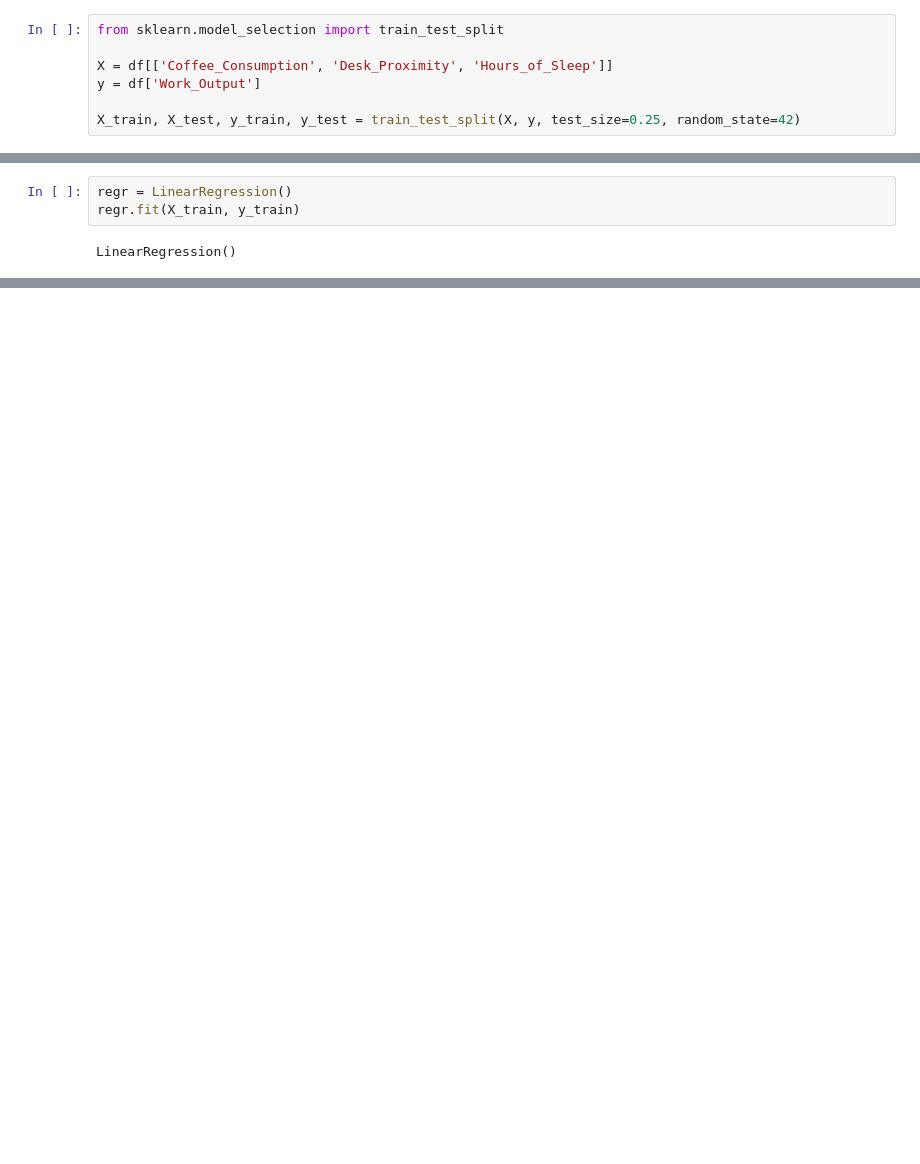
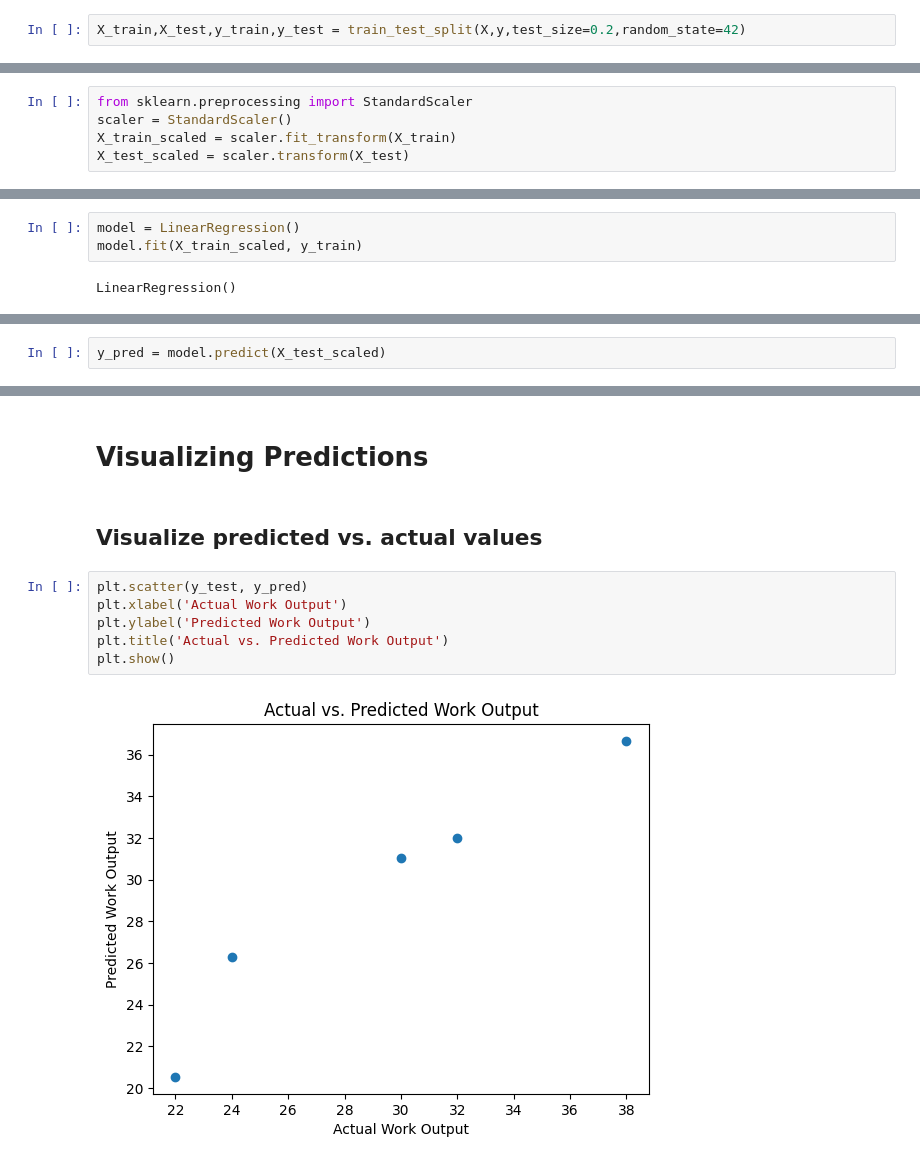
Before and after one commit to shakil1819/CSE442-Machine-Learning-Sessional, a Jupyter notebook: Practice_eval_02_Question_1_solve.ipynb, the cells around one changed output, grey strips where cells are left out. Cells and saved outputs as stored; diff of their text form; blank space fills up the shorter version.

```diff
--- a/Practice_eval_02_Question_1_solve.ipynb
+++ b/Practice_eval_02_Question_1_solve.ipynb
@@ -14,7 +39,2 @@ df = pd.read_csv('https://raw.githubusercontent.com/shakil1819/CSE442-Machine-Le
 # %%
-from sklearn.model_selection import train_test_split
-
-X = df[['Coffee_Consumption', 'Desk_Proximity', 'Hours_of_Sleep']]
-y = df['Work_Output']
-
-X_train, X_test, y_train, y_test = train_test_split(X, y, test_size=0.25, random_state=42)
+X_train,X_test,y_train,y_test = train_test_split(X,y,test_size=0.2,random_state=42)
@@ -22,0 +43,5 @@ X_train, X_test, y_train, y_test = train_test_split(X, y, test_size=0.25, random
+# %%
+from sklearn.preprocessing import StandardScaler
+scaler = StandardScaler()
+X_train_scaled = scaler.fit_transform(X_train)
+X_test_scaled = scaler.transform(X_test)
@@ -23,5 +52,5 @@ X_train, X_test, y_train, y_test = train_test_split(X, y, test_size=0.25, random
 # %%
-regr = LinearRegression()
-regr.fit(X_train, y_train)
+model = LinearRegression()
+model.fit(X_train_scaled, y_train)
 # %% [output]
 LinearRegression()
@@ -46,0 +59,2 @@ ValueError: ignored
+# %%
+y_pred = model.predict(X_test_scaled)
@@ -46,0 +73,12 @@ ValueError: ignored
+# %% [markdown]
+# Visualizing Predictions
+# %% [markdown]
+## Visualize predicted vs. actual values
+# %%
+plt.scatter(y_test, y_pred)
+plt.xlabel('Actual Work Output')
+plt.ylabel('Predicted Work Output')
+plt.title('Actual vs. Predicted Work Output')
+plt.show()
+# %% [output]
+[figure, added]
```
Also changed, not shown: parts of 21 cells of this notebook.
